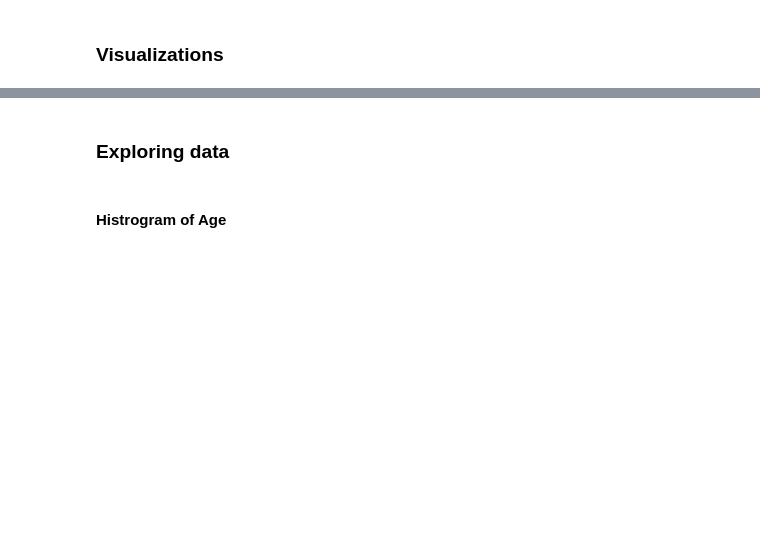
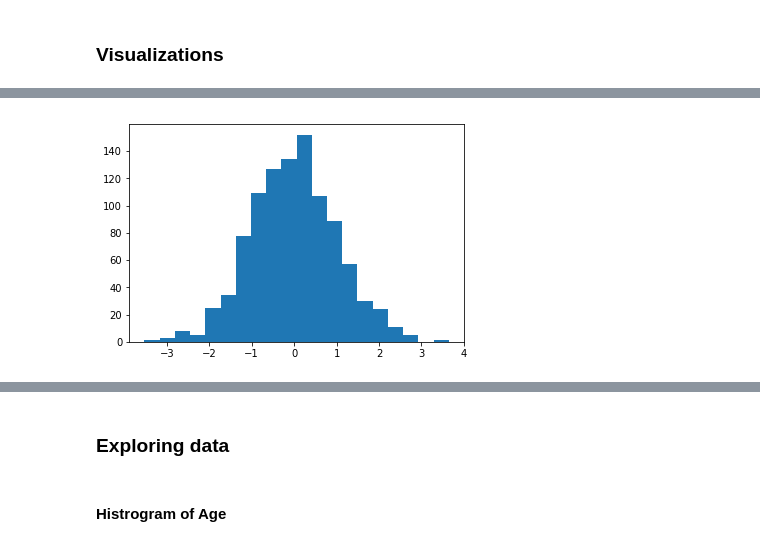
Before and after one commit to shahabeddin/GEC_Lab_IntroLevel, a Jupyter notebook: GEC_Level1_Lab1.ipynb, the cells around one changed output, grey strips where cells are left out. Drawn from its saved outputs; the diff is of its cells as text; code cells hidden in the pictures; blank space fills up the shorter version.

```diff
--- a/GEC_Level1_Lab1.ipynb
+++ b/GEC_Level1_Lab1.ipynb
@@ -142,3 +487,5 @@ plt.plot(a,':b')
 # %%
-plt.hist(a, bins=50);
+plt.hist(a, bins=20);
+# %% [output]
+[figure, added]
 # %%
```
Also changed, not shown: parts of 96 cells of this notebook.
